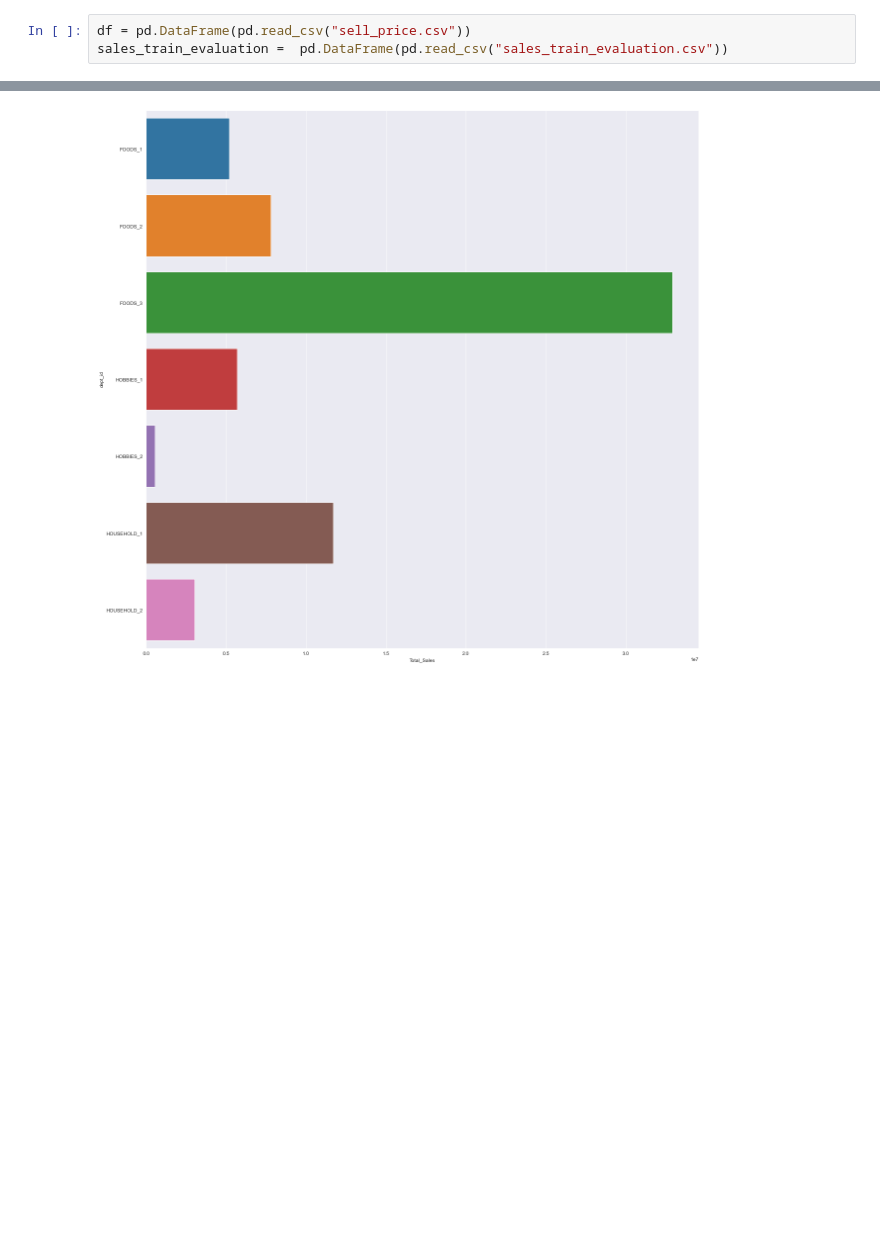
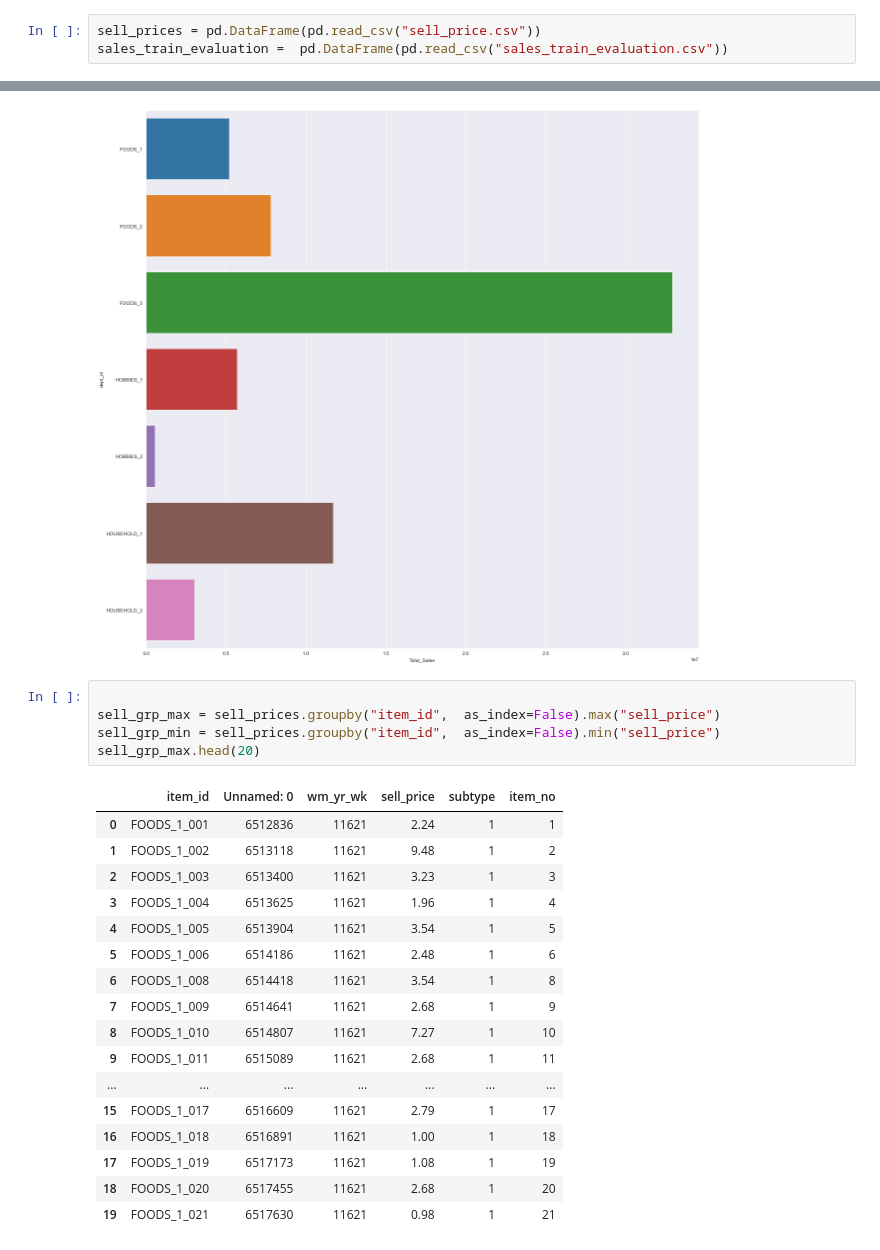
Before and after one commit to janiceivana/DS_05, a Jupyter notebook: Plotting.ipynb, the cells around one changed output, grey strips where cells are left out. Cells and saved outputs as stored; diff of their text form; blank space fills up the shorter version.

```diff
--- a/Plotting.ipynb
+++ b/Plotting.ipynb
@@ -3,7 +3,7 @@ import pandas as pd
 import seaborn as se
 import matplotlib.pyplot as plt
 # %%
-df = pd.DataFrame(pd.read_csv("sell_price.csv"))
+sell_prices = pd.DataFrame(pd.read_csv("sell_price.csv"))
 sales_train_evaluation =  pd.DataFrame(pd.read_csv("sales_train_evaluation.csv"))
 # %%
 dims = (20, 20)
@@ -43,3 +39,26 @@ se.barplot(ax= ax, data= grp_sale_agg, x= "Total_Sales", y= grp_sale_agg["dept_i
 plt.savefig("Sales between Product Category")
 # %% [output]
 [figure]
+# %%
+
+sell_grp_max = sell_prices.groupby("item_id",  as_index=False).max("sell_price")
+sell_grp_min = sell_prices.groupby("item_id",  as_index=False).min("sell_price")
+sell_grp_max.head(20)
+# %% [output]
+|  | item_id | Unnamed: 0 | wm_yr_wk | sell_price | subtype | item_no |
+| 0 | FOODS_1_001 | 6512836 | 11621 | 2.24 | 1 | 1 |
+| 1 | FOODS_1_002 | 6513118 | 11621 | 9.48 | 1 | 2 |
+| 2 | FOODS_1_003 | 6513400 | 11621 | 3.23 | 1 | 3 |
+| 3 | FOODS_1_004 | 6513625 | 11621 | 1.96 | 1 | 4 |
+| 4 | FOODS_1_005 | 6513904 | 11621 | 3.54 | 1 | 5 |
+| 5 | FOODS_1_006 | 6514186 | 11621 | 2.48 | 1 | 6 |
+| 6 | FOODS_1_008 | 6514418 | 11621 | 3.54 | 1 | 8 |
+| 7 | FOODS_1_009 | 6514641 | 11621 | 2.68 | 1 | 9 |
+| 8 | FOODS_1_010 | 6514807 | 11621 | 7.27 | 1 | 10 |
+| 9 | FOODS_1_011 | 6515089 | 11621 | 2.68 | 1 | 11 |
+| ... | ... | ... | ... | ... | ... | ... |
+| 15 | FOODS_1_017 | 6516609 | 11621 | 2.79 | 1 | 17 |
+| 16 | FOODS_1_018 | 6516891 | 11621 | 1.00 | 1 | 18 |
+| 17 | FOODS_1_019 | 6517173 | 11621 | 1.08 | 1 | 19 |
+| 18 | FOODS_1_020 | 6517455 | 11621 | 2.68 | 1 | 20 |
+| 19 | FOODS_1_021 | 6517630 | 11621 | 0.98 | 1 | 21 |
```
Also changed, not shown: parts of 3 cells of this notebook.
